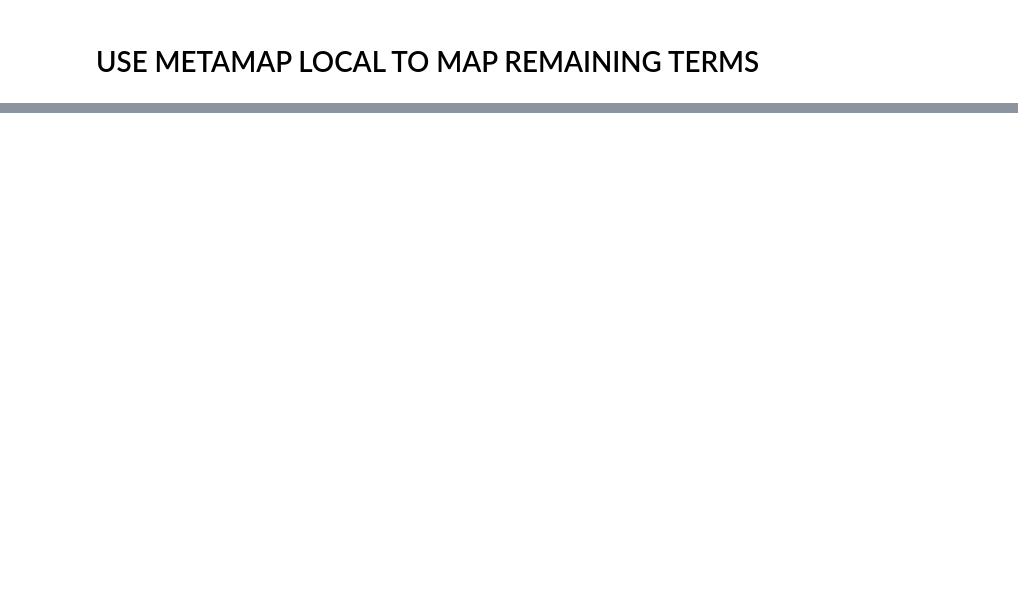
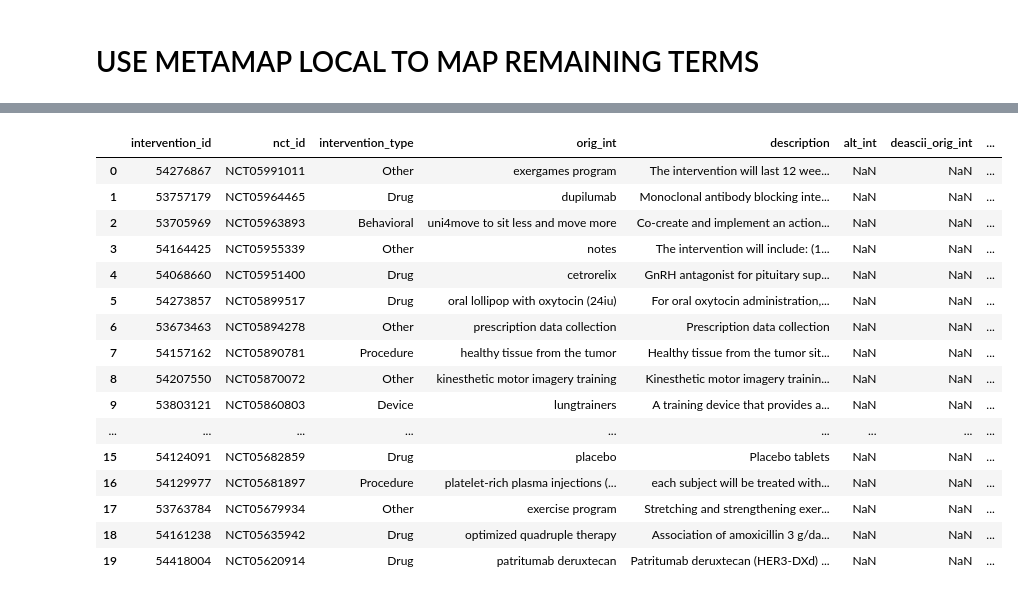
Before and after one commit to GitHubbit/Multiomics_ClinicalTrials_KP, a Jupyter notebook: mapper_ipynb_to_py_mm_only.ipynb, the cells around one changed output, grey strips where cells are left out. Drawn from its saved outputs; the diff is of its cells as text; code cells hidden in the pictures; blank space fills up the shorter version.

```diff
--- a/mapper_ipynb_to_py_mm_only.ipynb
+++ b/mapper_ipynb_to_py_mm_only.ipynb
@@ -755,0 +633,17 @@ with pd.option_context('display.max_rows', None, 'display.max_columns', None, 'd
+# %%
+interventions = "{}_interventions.tsv".format(relevant_date)
+interventions = pd.read_csv(interventions, sep='\t', index_col=False, header=0)
+interventions["scores"] = None
+cols_to_check = [ele for ele in interventions.columns if(ele not in ['intervention_id', 'nct_id', 'intervention_type', 'curie_info', 'description'])]
+
+for index, row in interventions[:50].iterrows():
+    scores = []
+    for col_name in cols_to_check:
+        value = row[col_name]
+        curie_info = row["curie_info"]
+        if not pd.isna(value) and not pd.isna(curie_info):
+            curie_sublists = ast.literal_eval(curie_info)
+            for sublist in curie_sublists:
+                scores.append(get_token_sort_ratio(value, sublist[1]))
+                scores.append(get_similarity_score(value, sublist[1]))
+    interventions.at[index, "scores"] = scores
@@ -755,0 +666,21 @@ with pd.option_context('display.max_rows', None, 'display.max_columns', None, 'd
+# %%
+with pd.option_context('display.max_rows', None, 'display.max_columns', None, 'display.max_colwidth', None):  # more options can be specified also
+    display(interventions[:20])
+# %% [output]
+|  | intervention_id | nct_id | intervention_type | orig_int | description | alt_int | deascii_orig_int | ... |
+| 0 | 54276867 | NCT05991011 | Other | exergames program | The intervention will last 12 wee... | NaN | NaN | ... |
+| 1 | 53757179 | NCT05964465 | Drug | dupilumab | Monoclonal antibody blocking inte... | NaN | NaN | ... |
+| 2 | 53705969 | NCT05963893 | Behavioral | uni4move to sit less and move more | Co-create and implement an action... | NaN | NaN | ... |
+| 3 | 54164425 | NCT05955339 | Other | notes | The intervention will include: (1... | NaN | NaN | ... |
+| 4 | 54068660 | NCT05951400 | Drug | cetrorelix | GnRH antagonist for pituitary sup... | NaN | NaN | ... |
+| 5 | 54273857 | NCT05899517 | Drug | oral lollipop with oxytocin (24iu) | For oral oxytocin administration,... | NaN | NaN | ... |
+| 6 | 53673463 | NCT05894278 | Other | prescription data collection | Prescription data collection | NaN | NaN | ... |
+| 7 | 54157162 | NCT05890781 | Procedure | healthy tissue from the tumor | Healthy tissue from the tumor sit... | NaN | NaN | ... |
+| 8 | 54207550 | NCT05870072 | Other | kinesthetic motor imagery training | Kinesthetic motor imagery trainin... | NaN | NaN | ... |
+| 9 | 53803121 | NCT05860803 | Device | lungtrainers | A training device that provides a... | NaN | NaN | ... |
+| ... | ... | ... | ... | ... | ... | ... | ... | ... |
+| 15 | 54124091 | NCT05682859 | Drug | placebo | Placebo tablets | NaN | NaN | ... |
+| 16 | 54129977 | NCT05681897 | Procedure | platelet-rich plasma injections (... | each subject will be treated with... | NaN | NaN | ... |
+| 17 | 53763784 | NCT05679934 | Other | exercise program | Stretching and strengthening exer... | NaN | NaN | ... |
+| 18 | 54161238 | NCT05635942 | Drug | optimized quadruple therapy | Association of amoxicillin 3 g/da... | NaN | NaN | ... |
+| 19 | 54418004 | NCT05620914 | Drug | patritumab deruxtecan | Patritumab deruxtecan (HER3-DXd) ... | NaN | NaN | ... |
```
Also changed, not shown: parts of 17 cells of this notebook.
